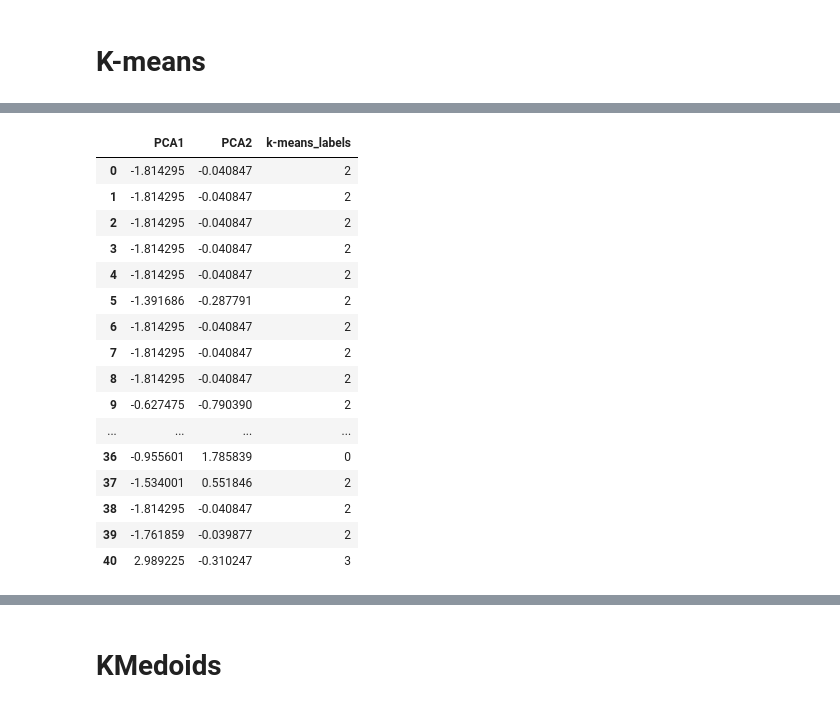
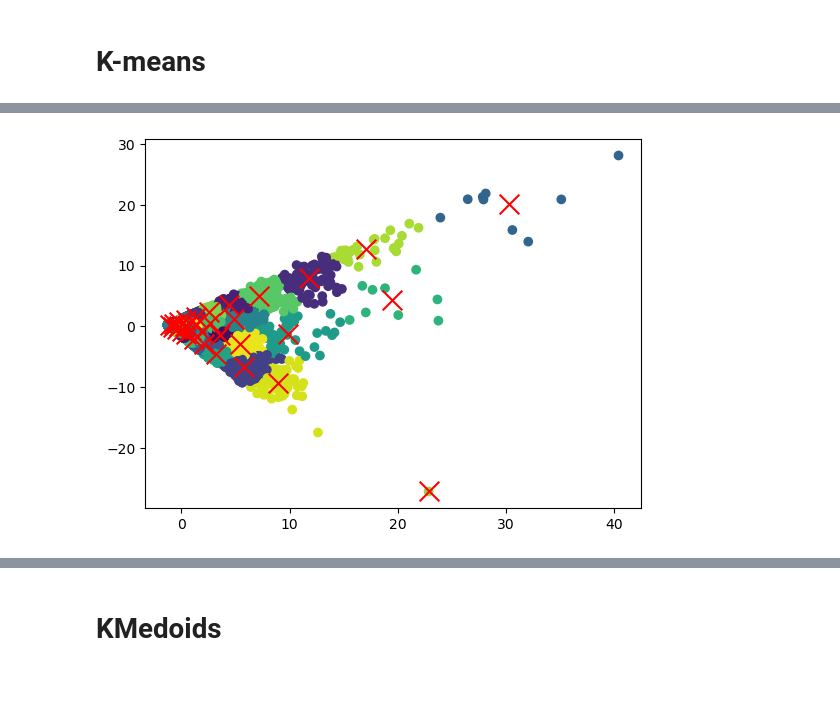
Before and after one commit to yanboyang713/project-health, a Jupyter notebook: main.ipynb, the cells around one changed output, grey strips where cells are left out. Cells and saved outputs as stored; diff of their text form; code cells hidden in the pictures; blank space fills up the shorter version.

```diff
--- a/main.ipynb
+++ b/main.ipynb
@@ -584,0 +631,2 @@ PRs_columns
+# %%
+close_columns = data[['monthly_closed_PRs', 'monthly_merged_PRs', 'monthly_closed_issues']]
@@ -584,0 +667,4 @@ PRs_columns
+# %%
+close_columns_random_projection = random_projection(close_columns, 3000)
+close_columns_random_projection_labels = close_columns_random_projection.getLabels()
+add_labels_to_df(close_columns, close_columns_random_projection_labels, 'random_projection_labels')
@@ -605,13 +744,13 @@ import pandas as pd
 from sklearn.cluster import KMeans
 import matplotlib.pyplot as plt
 
-def kmeans(data):
+def kmeans(data, number_of_clusters):
     feature_labels = 'k-means_labels'
 
     df = pd.DataFrame(data, columns=['PCA1', 'PCA2'])
 
     # Number of clusters
-    k = 4
+    k = number_of_clusters
 
     # Create and fit KMeans model
     kmeans = KMeans(n_clusters=k)
@@ -683,20 +770,6 @@ kmeans(pca_PRs)
-# %%
-pca_PRs
-# %% [output]
-|  | PCA1 | PCA2 | k-means_labels |
-| 0 | -1.814295 | -0.040847 | 2 |
-| 1 | -1.814295 | -0.040847 | 2 |
-| 2 | -1.814295 | -0.040847 | 2 |
-| 3 | -1.814295 | -0.040847 | 2 |
-| 4 | -1.814295 | -0.040847 | 2 |
-| 5 | -1.391686 | -0.287791 | 2 |
-| 6 | -1.814295 | -0.040847 | 2 |
-| 7 | -1.814295 | -0.040847 | 2 |
-| 8 | -1.814295 | -0.040847 | 2 |
-| 9 | -0.627475 | -0.790390 | 2 |
-| ... | ... | ... | ... |
-| 36 | -0.955601 | 1.785839 | 0 |
-| 37 | -1.534001 | 0.551846 | 2 |
-| 38 | -1.814295 | -0.040847 | 2 |
-| 39 | -1.761859 | -0.039877 | 2 |
-| 40 | 2.989225 | -0.310247 | 3 |
+# %%
+kmeans_activity = pca_activity[['PCA1', 'PCA2']]
+# %%
+kmeans(kmeans_activity, close_columns_random_projection.getNumOfCluster())
+# %% [output]
+[figure, added]
```
Also changed, not shown: parts of 127 cells of this notebook, 1 other file.
